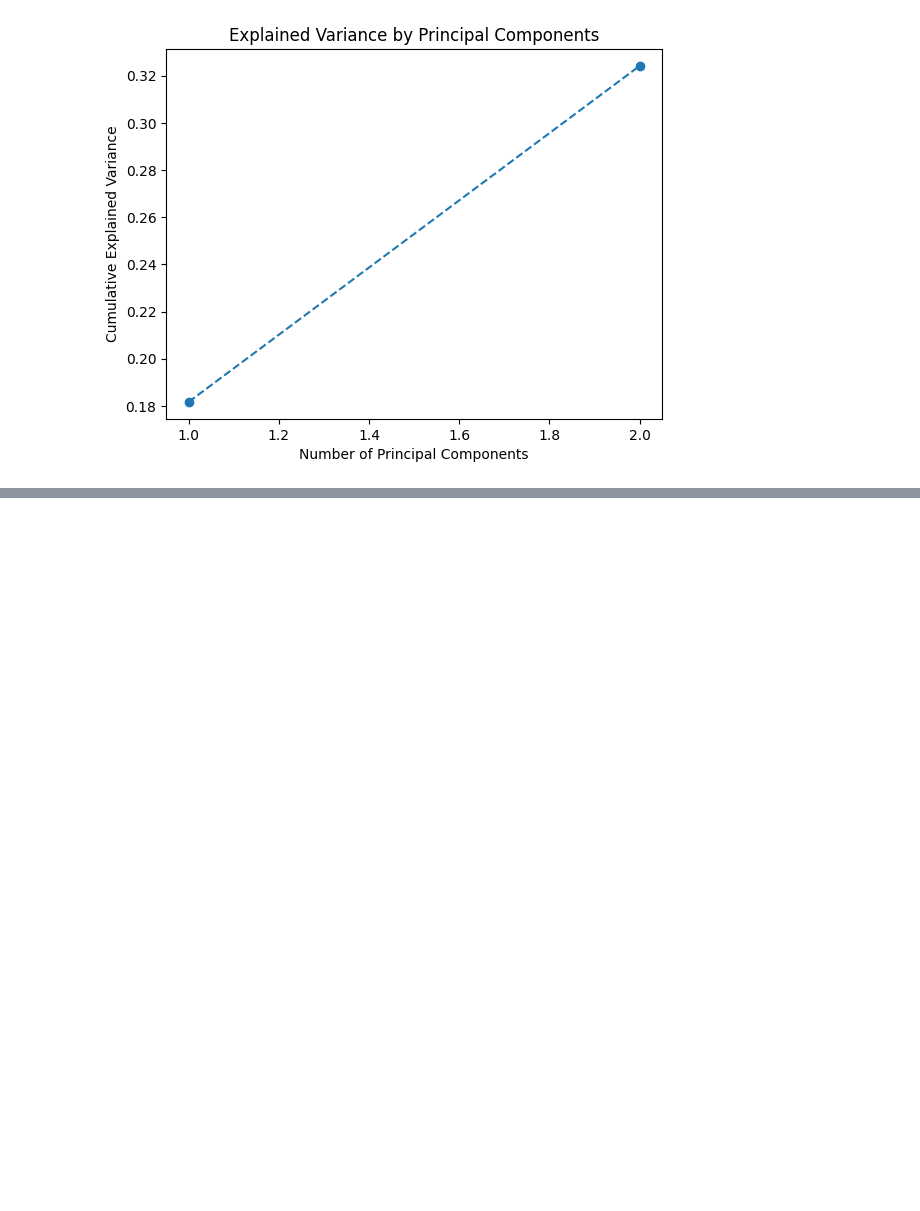
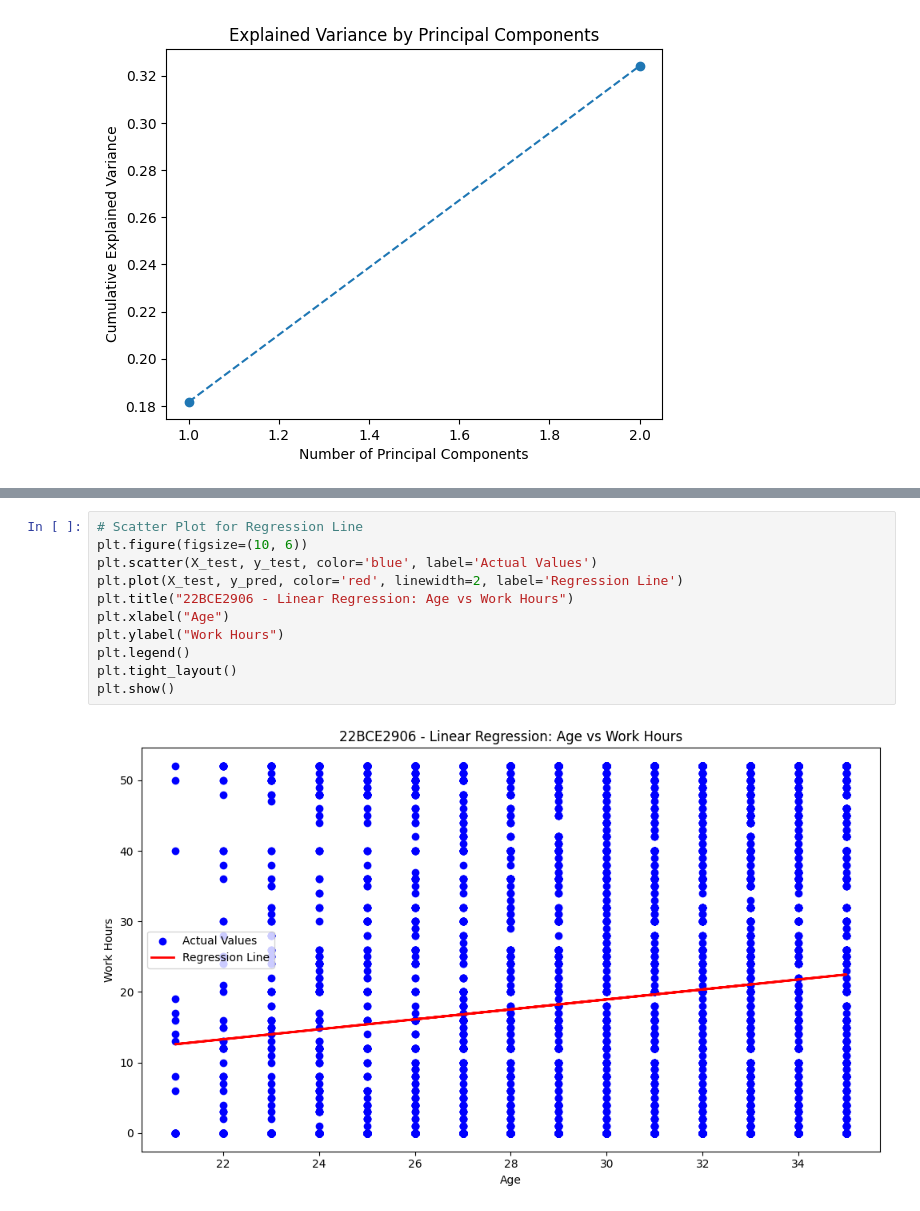
Before and after one commit to cjaradhye/eda-main, a Jupyter notebook: 22BCE2906.ipynb, the cells around one changed output, grey strips where cells are left out. Drawn from its saved outputs; the diff is of its cells as text; blank space fills up the shorter version.

```diff
--- a/22BCE2906.ipynb
+++ b/22BCE2906.ipynb
@@ -253,0 +301,13 @@ plt.show()
+# %%
+# Scatter Plot for Regression Line
+plt.figure(figsize=(10, 6))
+plt.scatter(X_test, y_test, color='blue', label='Actual Values')
+plt.plot(X_test, y_pred, color='red', linewidth=2, label='Regression Line')
+plt.title("22BCE2906 - Linear Regression: Age vs Work Hours")
+plt.xlabel("Age")
+plt.ylabel("Work Hours")
+plt.legend()
+plt.tight_layout()
+plt.show()
+# %% [output]
+[figure, added]
```
Also changed, not shown: parts of 5 cells of this notebook.
